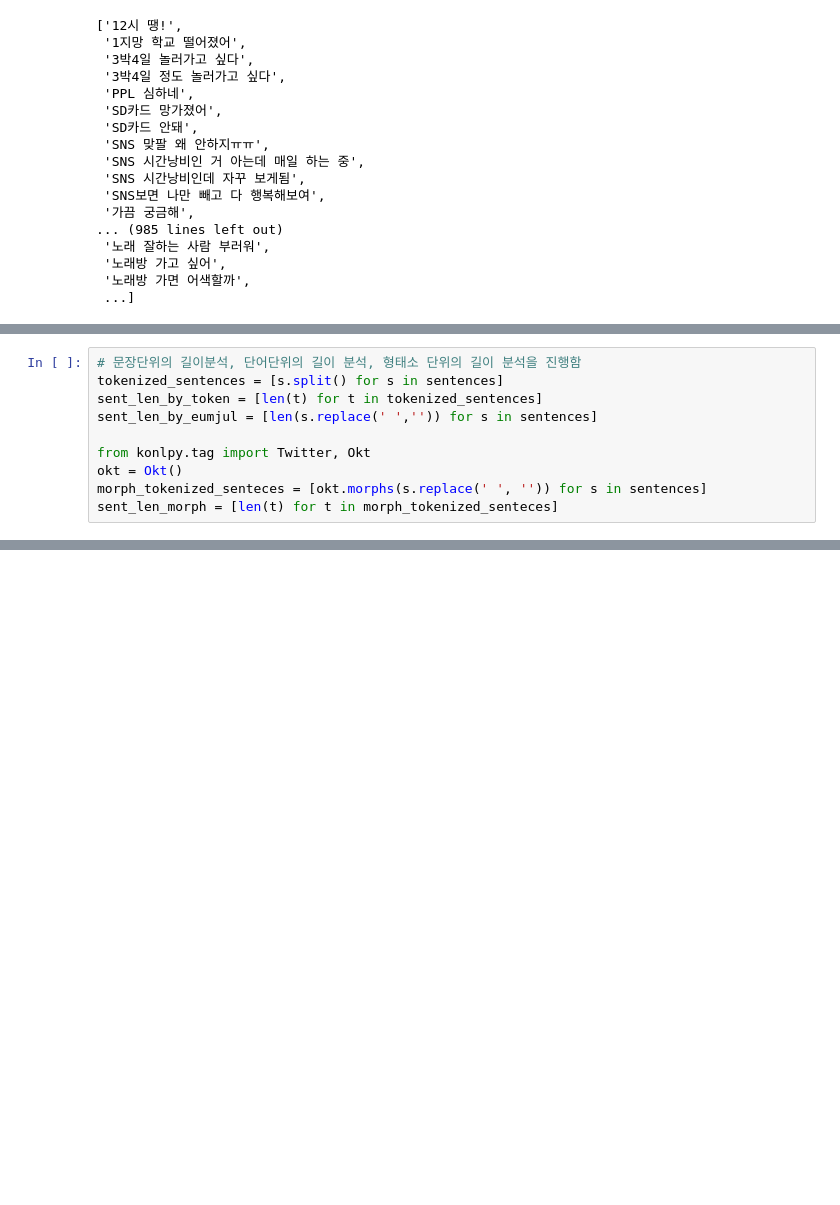
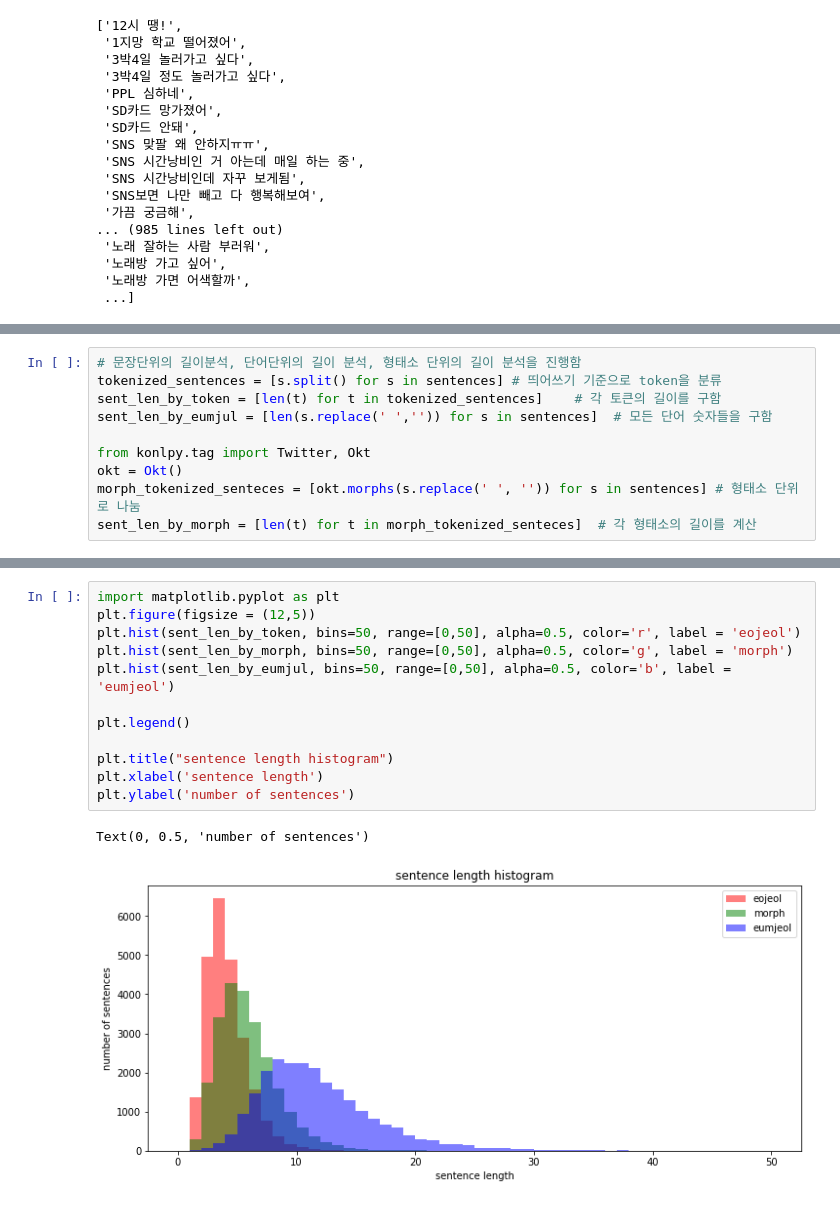
Before and after one commit to jaekyoungkim/tensor2ml_NLP, a Jupyter notebook: 텐서플로와_머신러닝으로_시작하는_자연어처리(ch6).ipynb, the cells around one changed output, grey strips where cells are left out. Saved outputs shown, nothing was run; the diff lists cells and outputs as text; blank space fills up the shorter version.

```diff
--- a/텐서플로와_머신러닝으로_시작하는_자연어처리(ch6).ipynb
+++ b/텐서플로와_머신러닝으로_시작하는_자연어처리(ch6).ipynb
@@ -74,10 +70,10 @@ Successfully installed JPype1-1.3.0 konlpy-0.6.0
 # %%
 # 문장단위의 길이분석, 단어단위의 길이 분석, 형태소 단위의 길이 분석을 진행함
-tokenized_sentences = [s.split() for s in sentences]
-sent_len_by_token = [len(t) for t in tokenized_sentences]
-sent_len_by_eumjul = [len(s.replace(' ','')) for s in sentences]
+tokenized_sentences = [s.split() for s in sentences] # 띄어쓰기 기준으로 token을 분류
+sent_len_by_token = [len(t) for t in tokenized_sentences]    # 각 토큰의 길이를 구함
+sent_len_by_eumjul = [len(s.replace(' ','')) for s in sentences]  # 모든 단어 숫자들을 구함
 
 from konlpy.tag import Twitter, Okt
 okt = Okt()
-morph_tokenized_senteces = [okt.morphs(s.replace(' ', '')) for s in sentences]
-sent_len_morph = [len(t) for t in morph_tokenized_senteces]
+morph_tokenized_senteces = [okt.morphs(s.replace(' ', '')) for s in sentences] # 형태소 단위로 나눔
+sent_len_by_morph = [len(t) for t in morph_tokenized_senteces]  # 각 형태소의 길이를 계산
@@ -83,0 +120,15 @@ sent_len_morph = [len(t) for t in morph_tokenized_senteces]
+# %%
+import matplotlib.pyplot as plt
+plt.figure(figsize = (12,5))
+plt.hist(sent_len_by_token, bins=50, range=[0,50], alpha=0.5, color='r', label = 'eojeol')
+plt.hist(sent_len_by_morph, bins=50, range=[0,50], alpha=0.5, color='g', label = 'morph')
+plt.hist(sent_len_by_eumjul, bins=50, range=[0,50], alpha=0.5, color='b', label = 'eumjeol')
+
+plt.legend()
+
+plt.title("sentence length histogram")
+plt.xlabel('sentence length')
+plt.ylabel('number of sentences')
+# %% [output]
+Text(0, 0.5, 'number of sentences')
+[figure, added]
```
Also changed, not shown: parts of 60 cells of this notebook.
